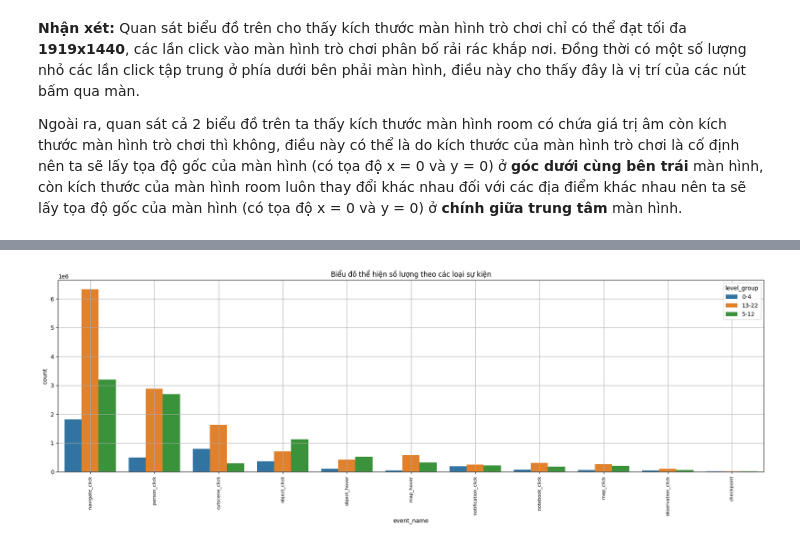
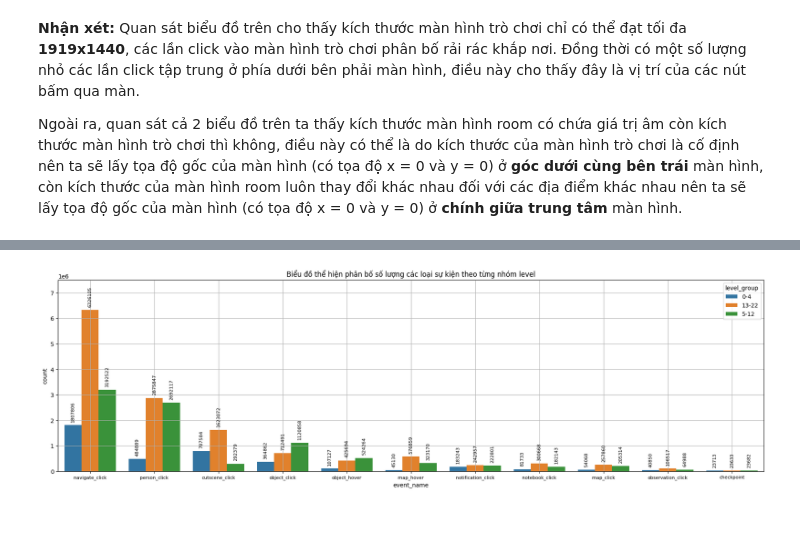
Before and after one commit to vt-khang/KHDLUD-FinalProject, a Jupyter notebook: 19120511_19120526_19120539.ipynb, the cells around one changed output, grey strips where cells are left out. Saved outputs shown, nothing was run; the diff lists cells and outputs as text; code cells hidden in the pictures.

Commit message:
fix: add some charts

```diff
--- a/19120511_19120526_19120539.ipynb
+++ b/19120511_19120526_19120539.ipynb
@@ -563,9 +573,13 @@ Ngoài ra, quan sát cả 2 biểu đồ trên ta thấy kích thước màn hì
 # %%
 fig, ax = plt.subplots(figsize = (22, 6))
 sns.countplot(data = raw_train_df, x = 'event_name', hue = 'level_group', order = raw_train_df['event_name'].value_counts().index, ax = ax)
-ax.set_xticklabels(ax.get_xticklabels(), rotation = 90, fontsize = 8)
+ax.set_xticklabels(ax.get_xticklabels(), fontsize = 8)
+ax.bar_label(ax.containers[0], rotation = 90, fontsize = 8, fmt = '%.f', padding = 5)
+ax.bar_label(ax.containers[1], rotation = 90, fontsize = 8, fmt = '%.f', padding = 5)
+ax.bar_label(ax.containers[2], rotation = 90, fontsize = 8, fmt = '%.f', padding = 5)
 plt.grid()
-plt.title('Biểu đồ thể hiện số lượng theo các loại sự kiện')
+plt.ylim(0, 7.5e6)
+plt.title('Biểu đồ thể hiện phân bố số lượng các loại sự kiện theo từng nhóm level')
 plt.show()
 # %% [output]
-[figure, old version]
+[figure, new version]
```
Also changed, not shown: parts of 34 cells of this notebook.
